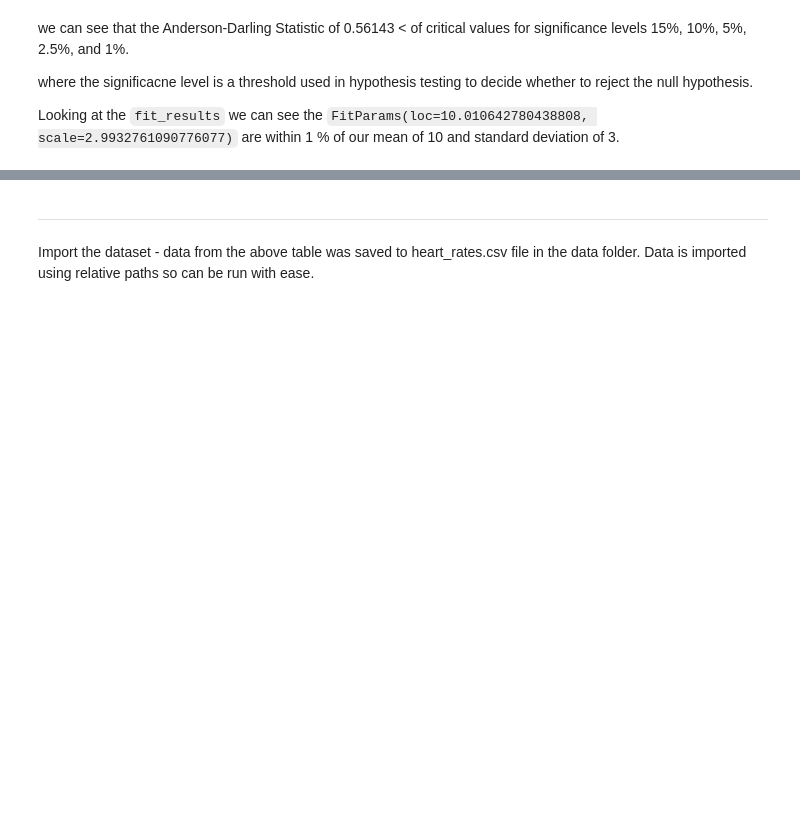
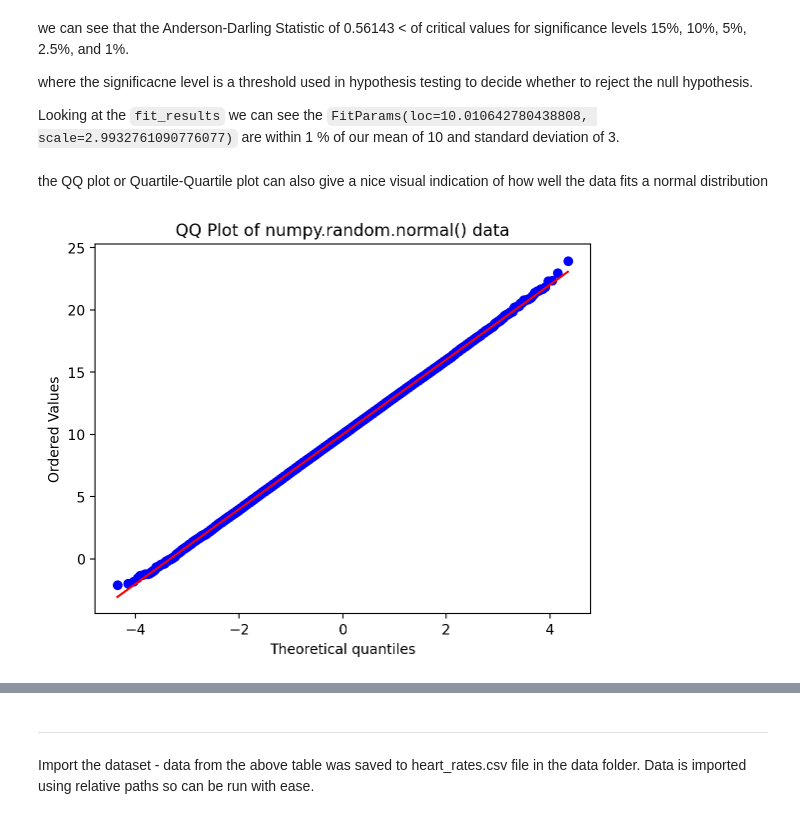
Before and after one commit to shanekeenan/applied_statistics, a Jupyter notebook: tasks.ipynb, the cells around one changed output, grey strips where cells are left out. Saved outputs shown, nothing was run; the diff lists cells and outputs as text; code cells hidden in the pictures; blank space fills up the shorter version.

```diff
--- a/tasks.ipynb
+++ b/tasks.ipynb
@@ -405,3 +422,17 @@ we can see that the Anderson-Darling Statistic of 0.56143 < of critical values f
  where the significacne level is a threshold used in hypothesis testing to decide whether to reject the null hypothesis.
 
  Looking at the ``fit_results`` we can see the ``FitParams(loc=10.010642780438808, scale=2.9932761090776077)`` are within 1 % of our mean of 10 and standard deviation of 3.
+# %% [markdown]
+the QQ plot or Quartile-Quartile plot can also give a nice visual indication of how well the data fits a normal distribution
+# %%
+# Create an empty plot.
+fig, ax = plt.subplots()
+
+# Create a q-q plot.
+stat.probplot(y_values_norm, dist='norm', plot=ax)
+plt.title("QQ Plot of numpy.random.normal() data")
+
+# Show the QQ plot
+plt.show()
+# %% [output]
+[figure, added]
```
Also changed, not shown: parts of 33 cells of this notebook, 1 other file.
